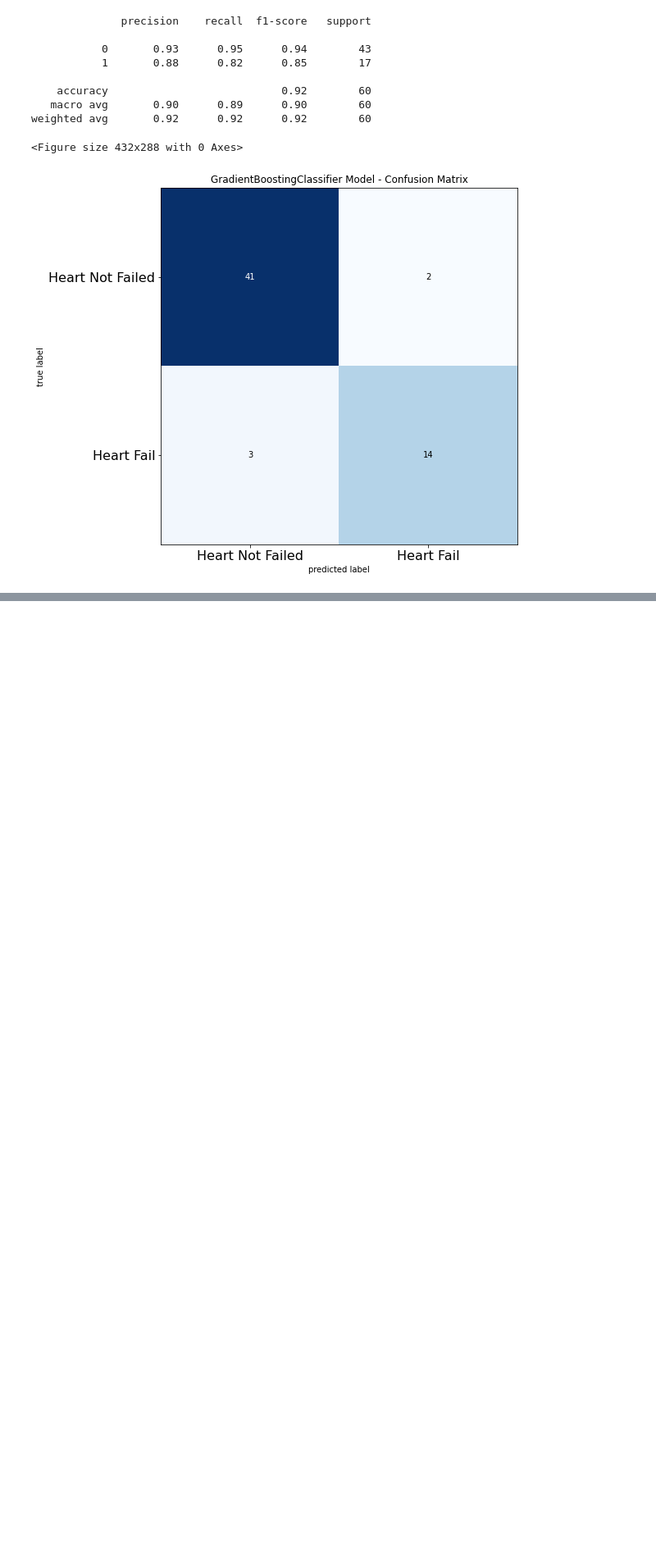
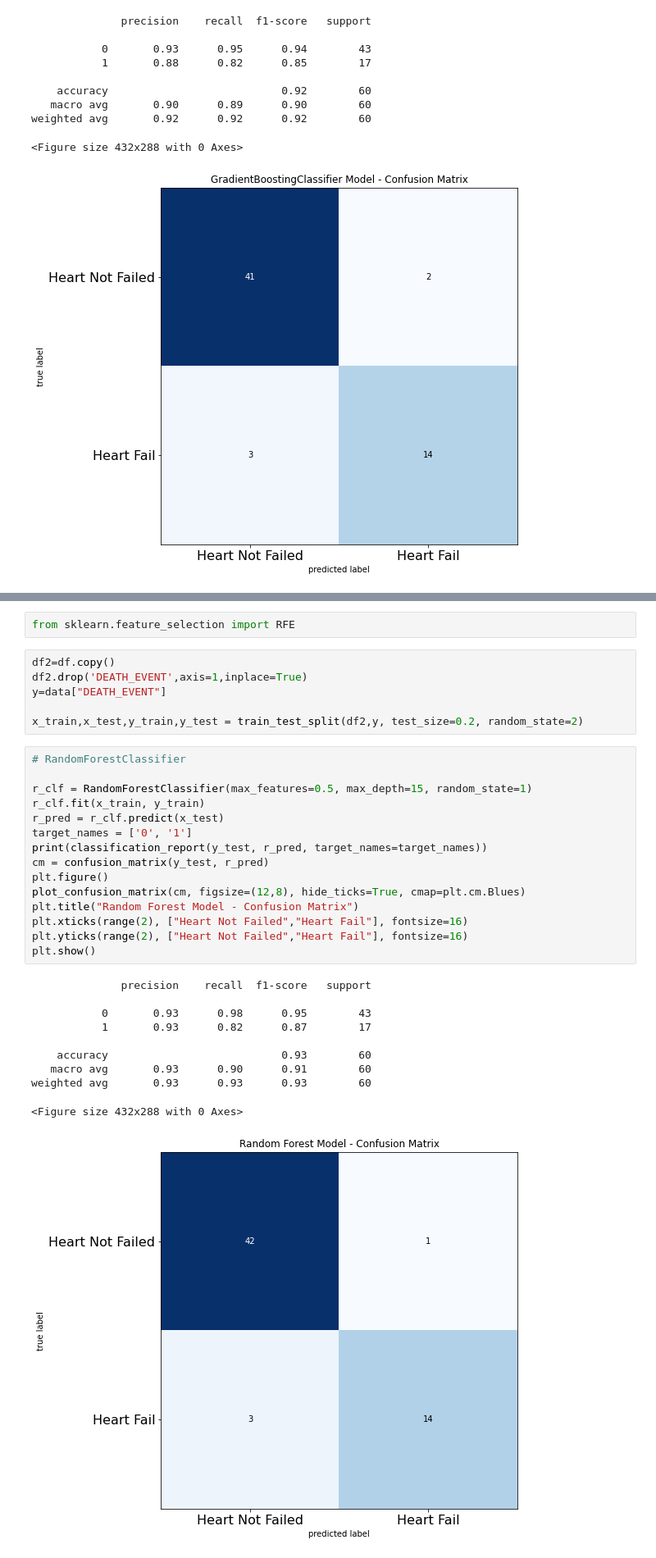
Before and after one commit to kumarsrikant/heart_attack_prediction, a Jupyter notebook: heart-fail-eda-fe-modeling.ipynb, the cells around one changed output, grey strips where cells are left out. Shown at 82% size. Drawn from its saved outputs; the diff is of its cells as text; blank space fills up the shorter version.

Commit message:
Kaggle Notebook | Heart Fail: EDA + FE + Modeling | Version 3

```diff
--- a/heart-fail-eda-fe-modeling.ipynb
+++ b/heart-fail-eda-fe-modeling.ipynb
@@ -577,0 +580,34 @@ weighted avg       0.93      0.93      0.93        60
+# %%
+from sklearn.feature_selection import RFE
+# %%
+df2=df.copy()
+df2.drop('DEATH_EVENT',axis=1,inplace=True)
+y=data["DEATH_EVENT"]
+
+x_train,x_test,y_train,y_test = train_test_split(df2,y, test_size=0.2, random_state=2)
+# %%
+# RandomForestClassifier
+
+r_clf = RandomForestClassifier(max_features=0.5, max_depth=15, random_state=1)
+r_clf.fit(x_train, y_train)
+r_pred = r_clf.predict(x_test)
+target_names = ['0', '1']
+print(classification_report(y_test, r_pred, target_names=target_names))
+cm = confusion_matrix(y_test, r_pred)
+plt.figure()
+plot_confusion_matrix(cm, figsize=(12,8), hide_ticks=True, cmap=plt.cm.Blues)
+plt.title("Random Forest Model - Confusion Matrix")
+plt.xticks(range(2), ["Heart Not Failed","Heart Fail"], fontsize=16)
+plt.yticks(range(2), ["Heart Not Failed","Heart Fail"], fontsize=16)
+plt.show()
+# %% [output]
+              precision    recall  f1-score   support
+
+           0       0.93      0.98      0.95        43
+           1       0.93      0.82      0.87        17
+
+    accuracy                           0.93        60
+   macro avg       0.93      0.90      0.91        60
+weighted avg       0.93      0.93      0.93        60
+<Figure size 432x288 with 0 Axes>
+[figure, added]
```
Also changed, not shown: parts of 9 cells of this notebook.
